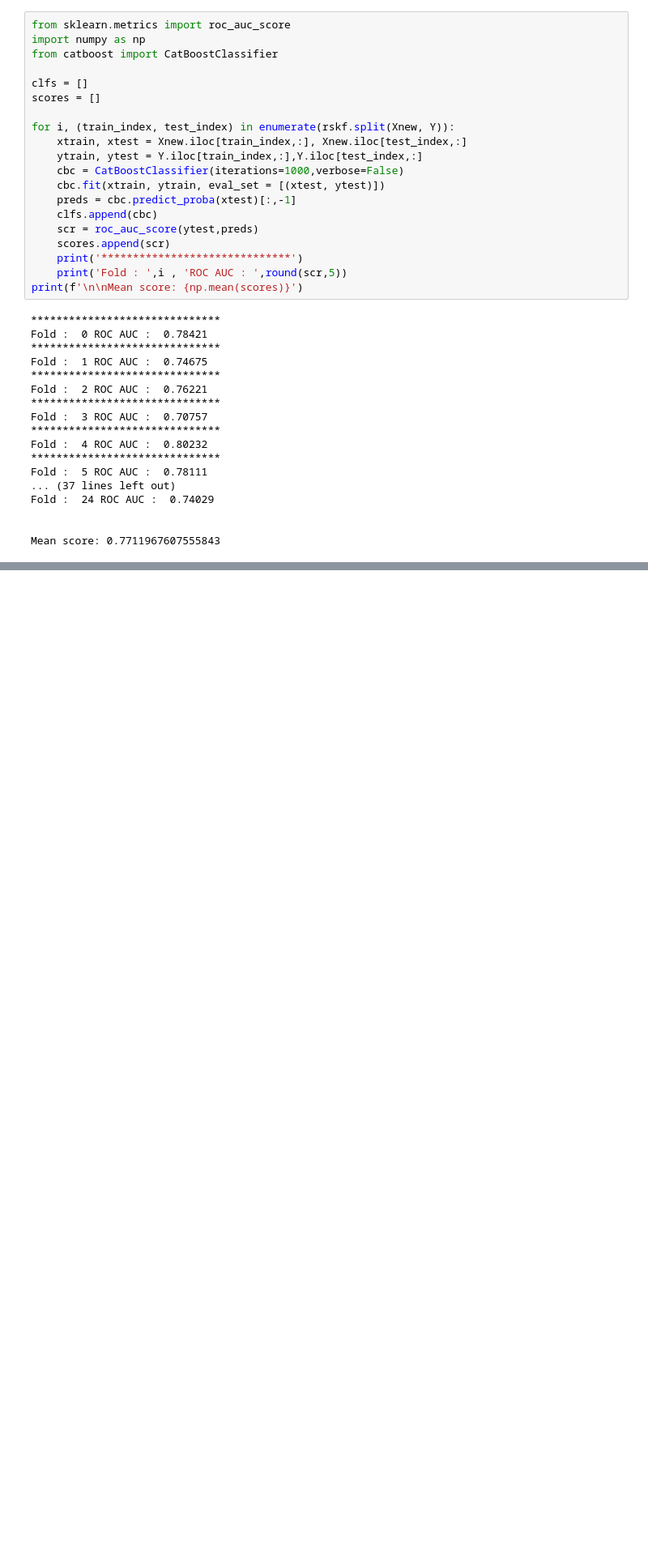
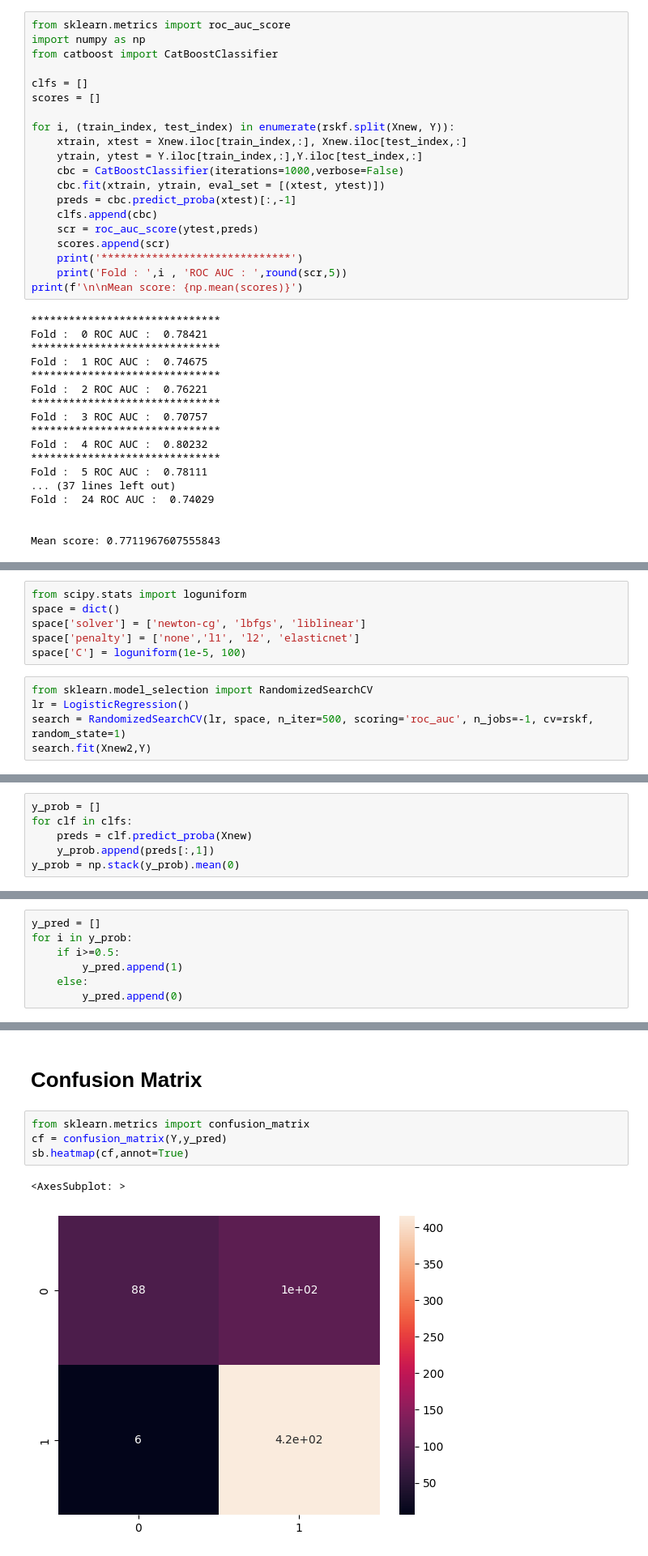
Before and after one commit to utkarshg1/Loan-Classification-with-Stratified-Kfold, a Jupyter notebook: LoanPrediction.ipynb, the cells around one changed output, grey strips where cells are left out. Shown at 81% size. Cells and saved outputs as stored; diff of their text form; blank space fills up the shorter version.

```diff
--- a/LoanPrediction.ipynb
+++ b/LoanPrediction.ipynb
@@ -372,0 +419,11 @@ Mean score: 0.7711967607555843
+# %%
+from scipy.stats import loguniform
+space = dict()
+space['solver'] = ['newton-cg', 'lbfgs', 'liblinear']
+space['penalty'] = ['none','l1', 'l2', 'elasticnet']
+space['C'] = loguniform(1e-5, 100)
+# %%
+from sklearn.model_selection import RandomizedSearchCV
+lr = LogisticRegression()
+search = RandomizedSearchCV(lr, space, n_iter=500, scoring='roc_auc', n_jobs=-1, cv=rskf, random_state=1)
+search.fit(Xnew2,Y)
@@ -372,0 +466,6 @@ Mean score: 0.7711967607555843
+# %%
+y_prob = []
+for clf in clfs:
+    preds = clf.predict_proba(Xnew)
+    y_prob.append(preds[:,1])
+y_prob = np.stack(y_prob).mean(0)
@@ -372,0 +477,7 @@ Mean score: 0.7711967607555843
+# %%
+y_pred = []
+for i in y_prob:
+    if i>=0.5:
+        y_pred.append(1)
+    else:
+        y_pred.append(0)
@@ -372,0 +498,9 @@ Mean score: 0.7711967607555843
+# %% [markdown]
+# Confusion Matrix
+# %%
+from sklearn.metrics import confusion_matrix
+cf = confusion_matrix(Y,y_pred)
+sb.heatmap(cf,annot=True)
+# %% [output]
+<AxesSubplot: >
+[figure, added]
```
Also changed, not shown: parts of 31 cells of this notebook, 7 other files.
